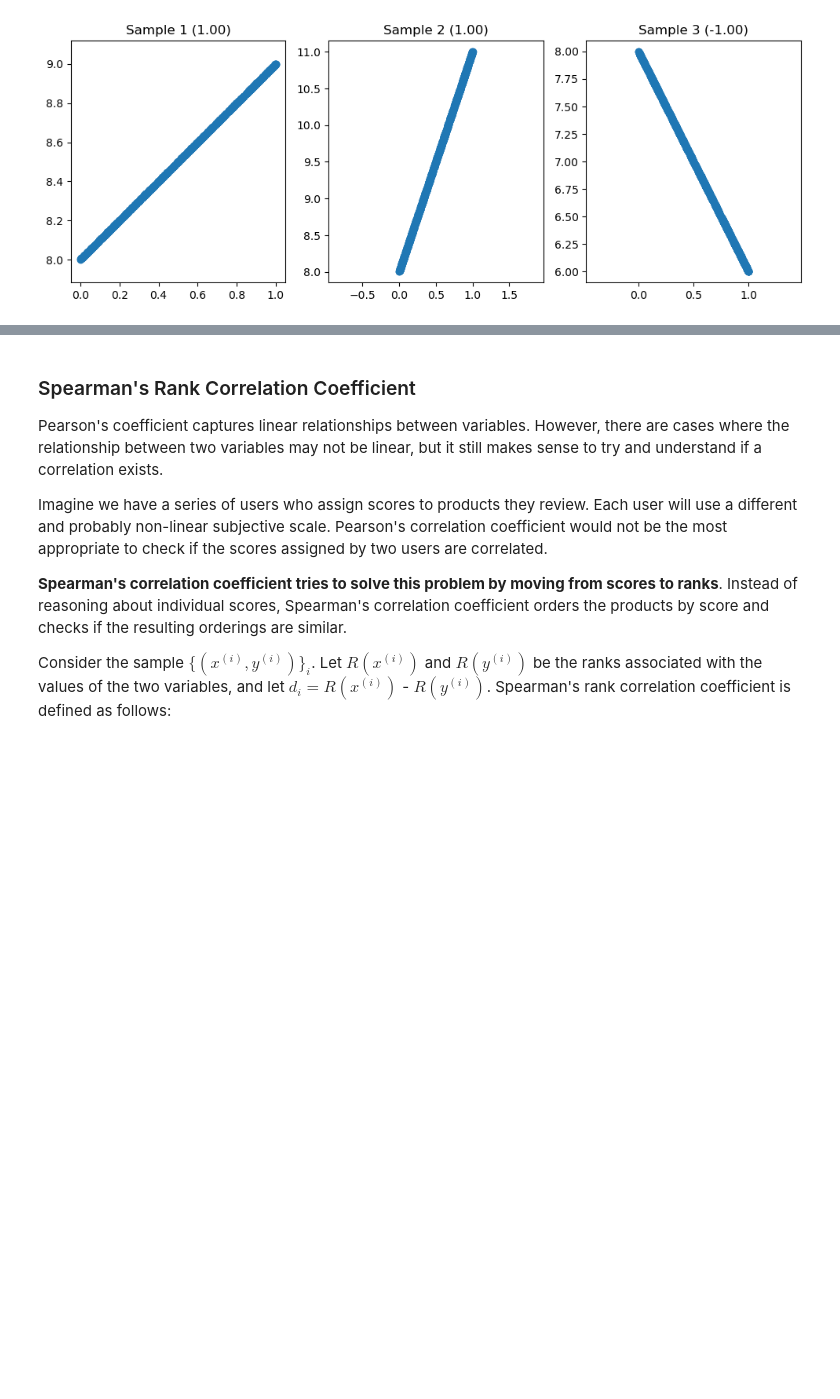
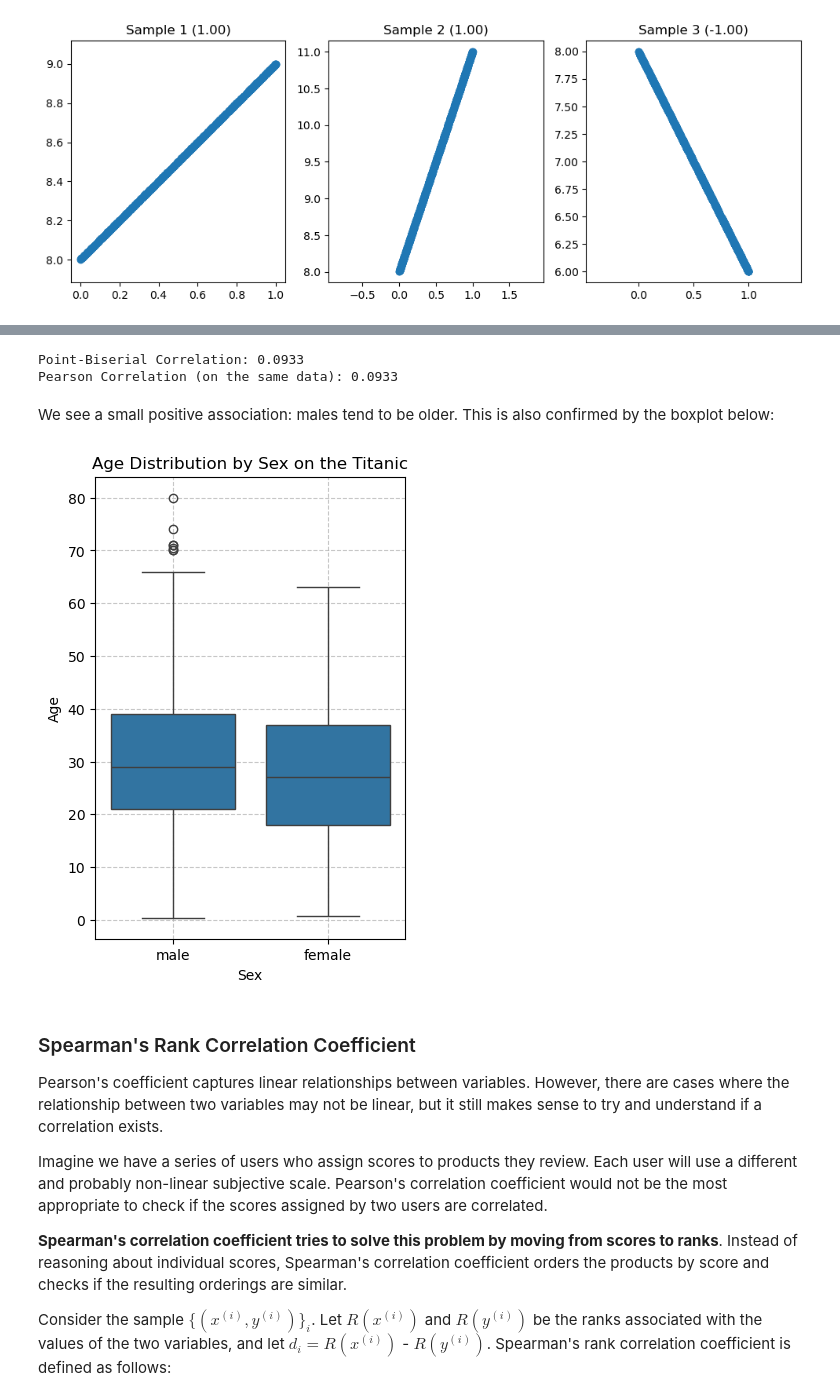
Before and after one commit to antoninofurnari/fadlecturenotes2526, a Jupyter notebook: lecturenotes/lectures/04_association_between_variables.ipynb, the cells around one changed output, grey strips where cells are left out. Cells and saved outputs as stored; diff of their text form; code cells hidden in the pictures; blank space fills up the shorter version.

```diff
--- a/lecturenotes/lectures/04_association_between_variables.ipynb
+++ b/lecturenotes/lectures/04_association_between_variables.ipynb
@@ -749,3 +702,51 @@ plt.show()
+# %%
+import pandas as pd
+from scipy.stats import pointbiserialr, pearsonr
+
+# Load the dataset
+titanic = pd.read_csv('https://raw.githubusercontent.com/agconti/kaggle-titanic/master/data/train.csv')
+
+# Drop rows where 'Age' is missing to perform the correlation
+titanic_cleaned = titanic.dropna(subset=['Age'])
+
+# Extract the two variables of interest
+age = titanic_cleaned['Age']
+survived = titanic_cleaned['Sex'].replace({'male':'1','female':'0'}).astype(int)
+
+# --- Method 1: Using the specific pointbiserialr function ---
+pbr_result = pointbiserialr(age, survived)
+print(f"Point-Biserial Correlation: {pbr_result.correlation:.4f}")
+
+# --- Method 2: Verifying with the standard Pearson correlation function ---
+# The result should be identical
+pearson_result = pearsonr(age, survived)
+print(f"Pearson Correlation (on the same data): {pearson_result[0]:.4f}")
+# %% [output]
+Point-Biserial Correlation: 0.0933
+Pearson Correlation (on the same data): 0.0933
+# %% [markdown]
+We see a small positive association: males tend to be older. This is also confirmed by the boxplot below:
+# %%
+import pandas as pd
+import seaborn as sns
+from matplotlib import pyplot as plt
+
+# Set up the plot
+plt.figure(figsize=(4, 6))
+
+# Create boxplots to compare the age distribution by sex
+sns.boxplot(data=titanic_cleaned, x='Sex', y='Age')
+
+# Add titles and labels for clarity
+plt.title('Age Distribution by Sex on the Titanic')
+plt.xlabel('Sex')
+plt.ylabel('Age')
+plt.grid(linestyle='--', alpha=0.7)
+
+# Display the plot
+plt.show()
+# %% [output]
+[figure, added]
 # %% [markdown]
 ### Spearman's Rank Correlation Coefficient
 
```
Also changed, not shown: parts of 35 cells of this notebook, 5 other files.
